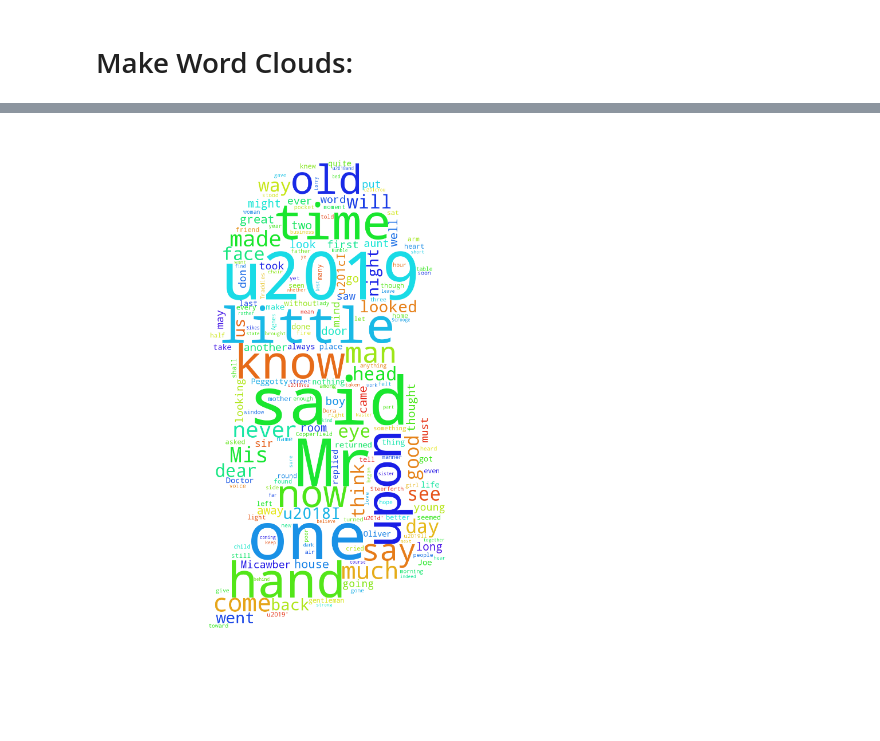
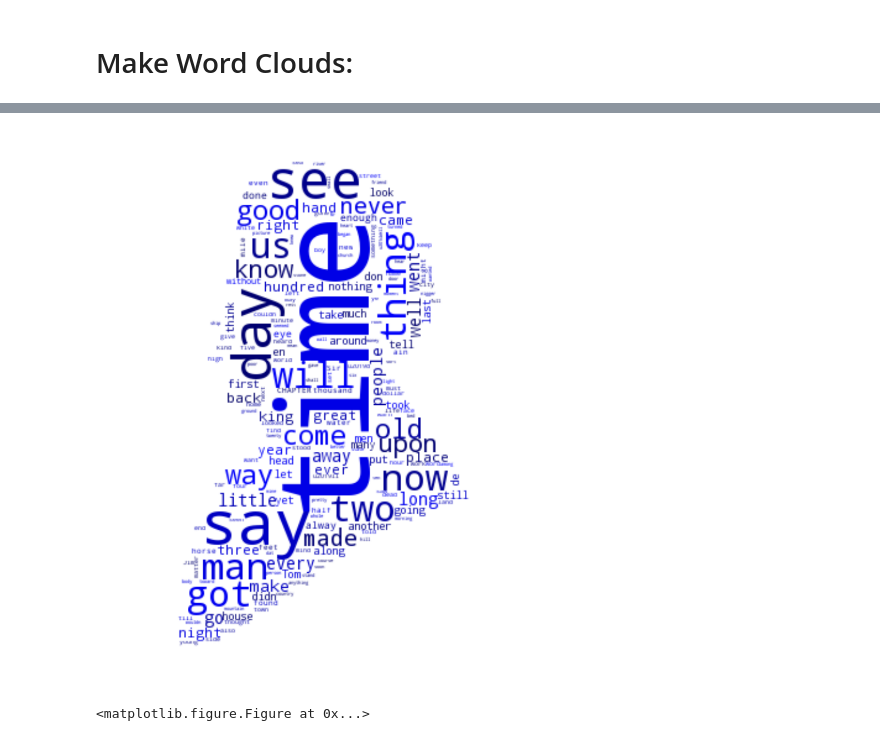
Before and after one commit to fangzhimeng/spark_nlp, a Jupyter notebook: NickAuthorRecognitionViz.ipynb, the cells around one changed output, grey strips where cells are left out. Cells and saved outputs as stored; diff of their text form; code cells hidden in the pictures.

Commit message:
add word clouds and update readme

```diff
--- a/NickAuthorRecognitionViz.ipynb
+++ b/NickAuthorRecognitionViz.ipynb
@@ -200,17 +203,21 @@ def make_text(df):
     ft = [str(a) for a in t]
     return ' '.join(ft)
 
-def make_cloud(auth_text, img_path, size=12):
-    auth_mask = np.array(Image.open(img_path))
-    wordcloud = WordCloud(background_color='white', stopwords=stopwords,
-                          mask=auth_mask, ).generate(auth_text)
-    plt.figure(figsize=(size,size))
-    plt.imshow(wordcloud)
-    plt.axis("off");
+def make_wordcloud(text, stopwords, color_func, mask_path, size=12):
+    mask = np.array(Image.open(mask_path))
+    wordcloud = WordCloud(background_color='white', stopwords=stopwords, mask=mask).generate(text)
+    plt.figure(figsize=(size, size))
+    plt.imshow(wordcloud.recolor(color_func=color_func, random_state=3))
+    plt.axis("off")
+    plt.show();
+
+def color_func(word, font_size, position, orientation, random_state=None, **kwargs):
+    hsl = colorsys.rgb_to_hls(rgb[0], rgb[1], rgb[2])
+    return "hsl({}, {}%, {}%)".format(int(hsl[0]*360), int(hsl[2]*100), int(hsl[1]*random.randint(40, 100)))
 # %%
 stopwords = set(STOPWORDS)
-custom_stops = ['excerpt', 'row', 'said' 'u2019', 'xaOI', 'u2019s',
-                "u'", 'u2019t', 'u201d', 'xaoi', u'2019', '2019']
+custom_stops = ['excerpt', 'row', 'u2019', 'u2019s', 'u2019t', 'u201d', 'u201c', '201', "u'",
+               '201c', 'mis', 'u201ci', '201ci', "u201d'", 'said', 'one', 'xa0i', 'gutenberg']
 
 for sw in custom_stops:
     stopwords.add(sw)
@@ -239,4 +234,7 @@ make_cloud(muir_text, './images/JohnMuir.jpg')
-# %%
-make_cloud(dickens_text, './images/CharlesDickens.jpg')
-# %% [output]
-[figure, removed]
+# %%
+rgb = (0,0,1)
+make_wordcloud(twain_text, stopwords, color_func, './images/MarkTwain.jpg')
+plt.savefig('./images/twain_cloud.png')
+# %% [output]
+[figure, added]
+<matplotlib.figure.Figure at 0x...>
```
Also changed, not shown: parts of 10 cells of this notebook, 7 other files.
